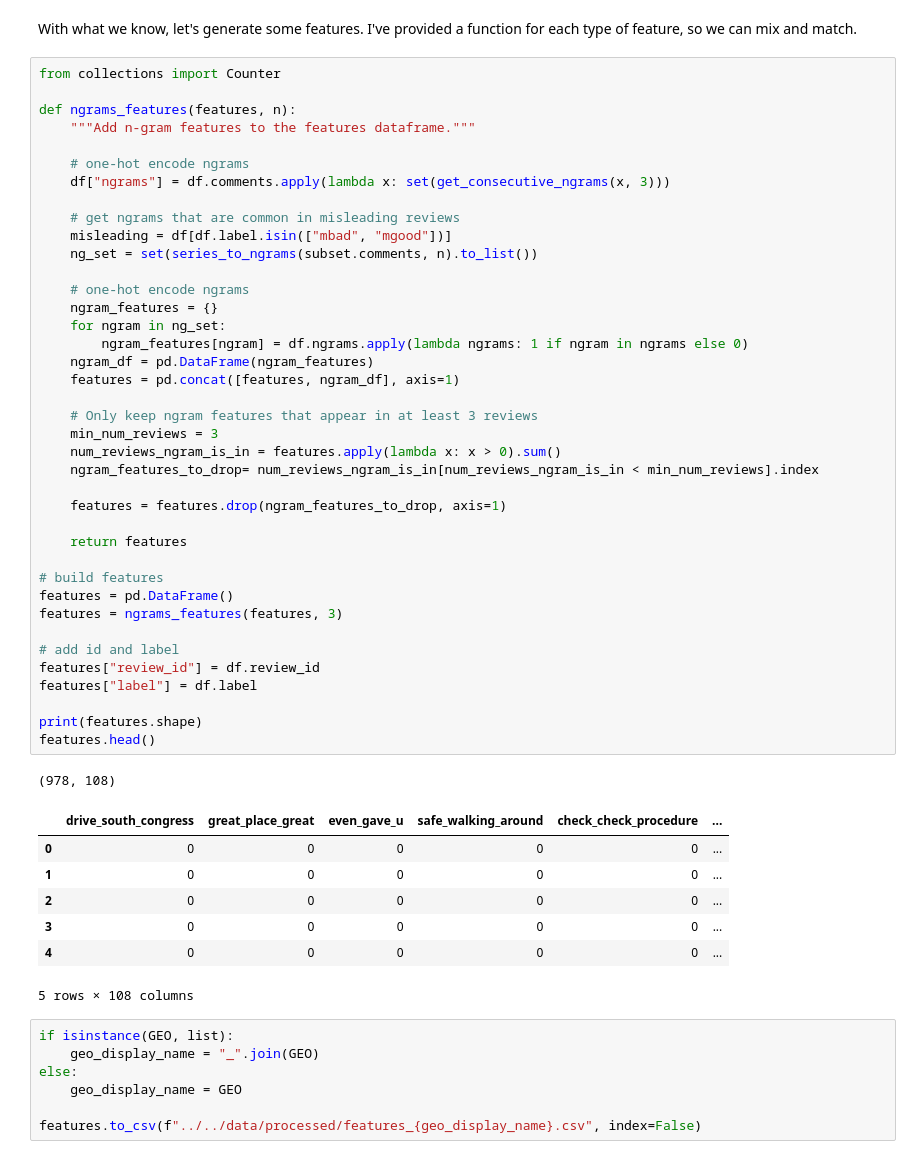
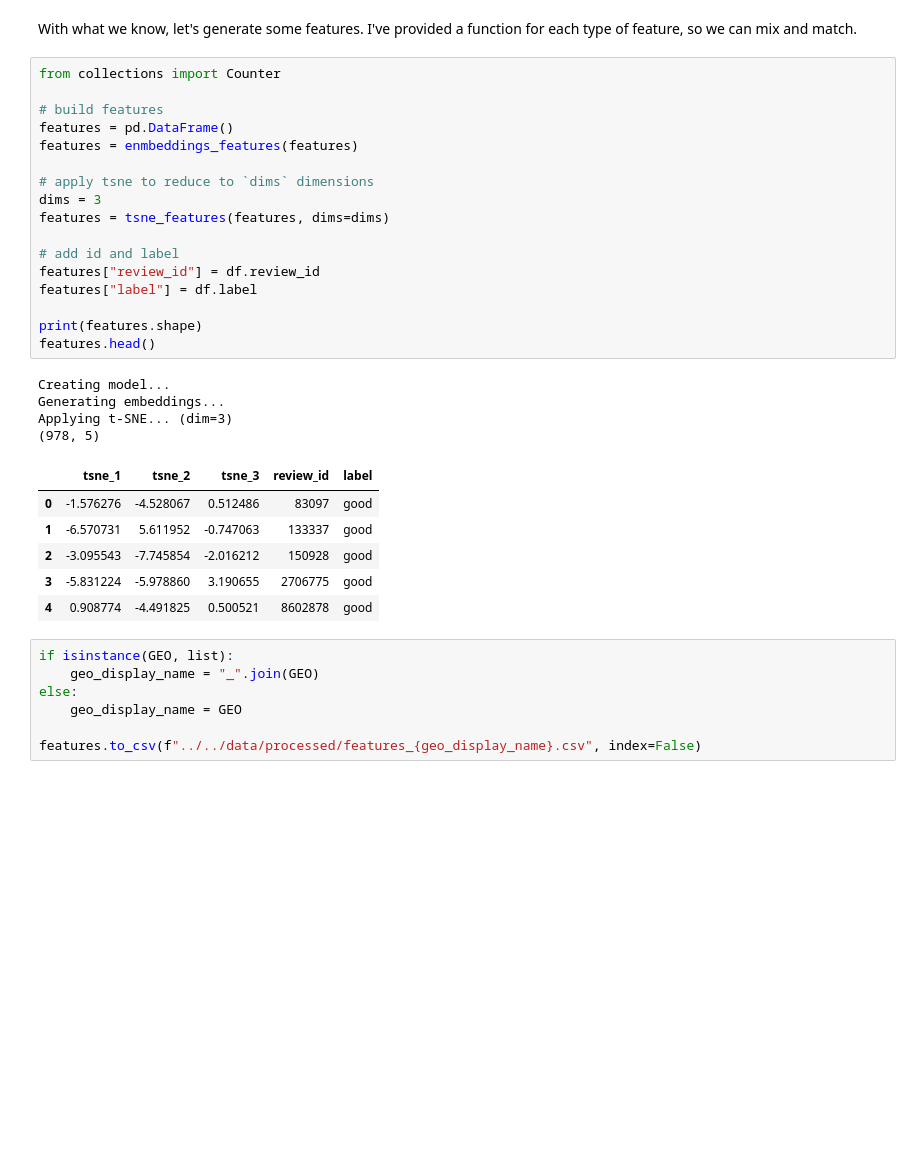
Before and after one commit to g1776/DS440CapstoneIndubitably, a Jupyter notebook: notebooks/modelling/eda_and_feature_engineering.ipynb, the cells around one changed output. Cells and saved outputs as stored; diff of their text form; blank space fills up the shorter version.

```diff
--- a/notebooks/modelling/eda_and_feature_engineering.ipynb
+++ b/notebooks/modelling/eda_and_feature_engineering.ipynb
@@ -205,54 +294,34 @@ Another way to look at the data is to use word embeddings. We can use the word2v
 # Generate Features
 # %% [markdown]
 With what we know, let's generate some features. I've provided a function for each type of feature, so we can mix and match.
-# %%
-from collections import Counter
-
-def ngrams_features(features, n):
-    """Add n-gram features to the features dataframe."""
-
-    # one-hot encode ngrams
-    df["ngrams"] = df.comments.apply(lambda x: set(get_consecutive_ngrams(x, 3)))
-
-    # get ngrams that are common in misleading reviews
-    misleading = df[df.label.isin(["mbad", "mgood"])]
-    ng_set = set(series_to_ngrams(subset.comments, n).to_list())
-
-    # one-hot encode ngrams
-    ngram_features = {}
-    for ngram in ng_set:
-        ngram_features[ngram] = df.ngrams.apply(lambda ngrams: 1 if ngram in ngrams else 0)
-    ngram_df = pd.DataFrame(ngram_features)
-    features = pd.concat([features, ngram_df], axis=1)
-
-    # Only keep ngram features that appear in at least 3 reviews
-    min_num_reviews = 3
-    num_reviews_ngram_is_in = features.apply(lambda x: x > 0).sum()
-    ngram_features_to_drop= num_reviews_ngram_is_in[num_reviews_ngram_is_in < min_num_reviews].index
-
-    features = features.drop(ngram_features_to_drop, axis=1)
-
-    return features
-
-# build features
-features = pd.DataFrame()
-features = ngrams_features(features, 3)
-
-# add id and label
-features["review_id"] = df.review_id
-features["label"] = df.label
-
-print(features.shape)
-features.head()
-# %% [output]
-(978, 108)
-|  | drive_south_congress | great_place_great | even_gave_u | safe_walking_around | check_check_procedure | ... |
-| 0 | 0 | 0 | 0 | 0 | 0 | ... |
-| 1 | 0 | 0 | 0 | 0 | 0 | ... |
-| 2 | 0 | 0 | 0 | 0 | 0 | ... |
-| 3 | 0 | 0 | 0 | 0 | 0 | ... |
-| 4 | 0 | 0 | 0 | 0 | 0 | ... |
-5 rows × 108 columns
+# %%
+from collections import Counter
+
+# build features
+features = pd.DataFrame()
+features = enmbeddings_features(features)
+
+# apply tsne to reduce to `dims` dimensions
+dims = 3
+features = tsne_features(features, dims=dims)
+
+# add id and label
+features["review_id"] = df.review_id
+features["label"] = df.label
+
+print(features.shape)
+features.head()
+# %% [output]
+Creating model...
+Generating embeddings...
+Applying t-SNE... (dim=3)
+(978, 5)
+|  | tsne_1 | tsne_2 | tsne_3 | review_id | label |
+| 0 | -1.576276 | -4.528067 | 0.512486 | 83097 | good |
+| 1 | -6.570731 | 5.611952 | -0.747063 | 133337 | good |
+| 2 | -3.095543 | -7.745854 | -2.016212 | 150928 | good |
+| 3 | -5.831224 | -5.978860 | 3.190655 | 2706775 | good |
+| 4 | 0.908774 | -4.491825 | 0.500521 | 8602878 | good |
 # %%
 if isinstance(GEO, list):
     geo_display_name = "_".join(GEO)
```
Also changed, not shown: parts of 6 cells of this notebook, 1 other file.
